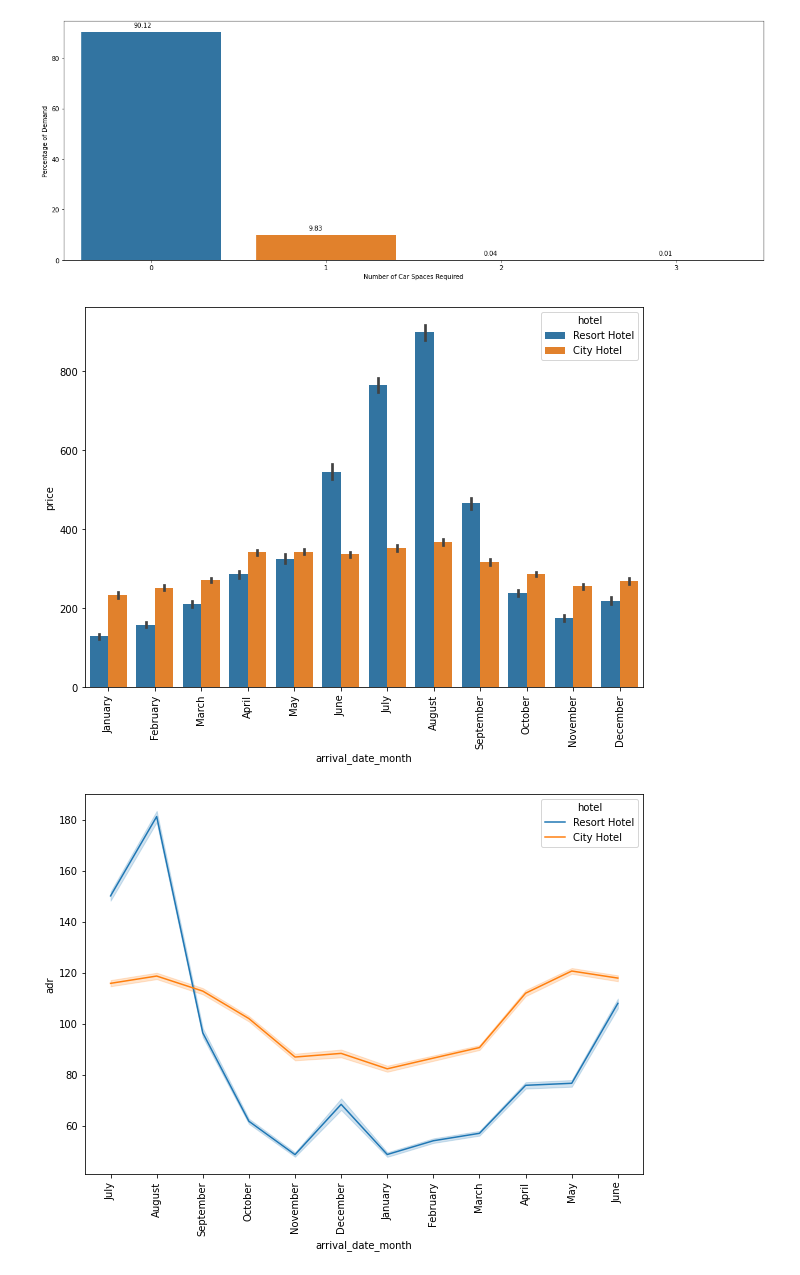
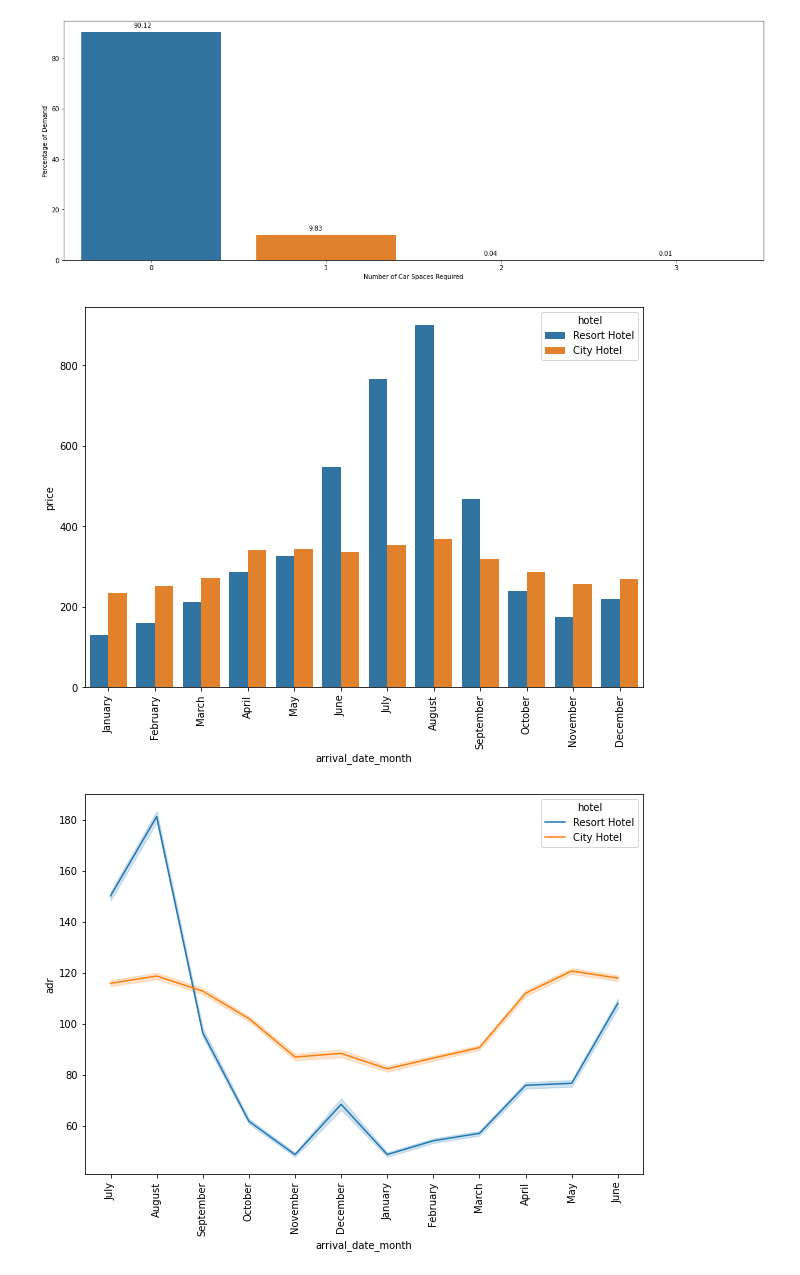
Before and after one commit to V-dit/EDA-hotel-booking-analysis, a Jupyter notebook: Hotel_Booking_Analysis_Final_File.ipynb, the cells around one changed output. Saved outputs shown, nothing was run; the diff lists cells and outputs as text; code cells hidden in the pictures.

```diff
--- a/Hotel_Booking_Analysis_Final_File.ipynb
+++ b/Hotel_Booking_Analysis_Final_File.ipynb
@@ -727,15 +740,15 @@ plt.show()
 # %%
 # Calculating average daily rate per person
 plt.figure(figsize=(10,7))
 order_months = ['January', 'February', 'March', 'April', 'May', 'June', 'July', 'August', 'September', 'October', 'November', 'December']
 df['adr_per_person'] = df['adr'] / df['total_visitors']
 df['price'] = df['adr'] * (df['stays_in_weekend_nights'] + df['stays_in_week_nights'])
 sns.barplot(data = df, x = 'arrival_date_month', y = 'price', hue = 'hotel',
-             order = order_months)
+             order = order_months, ci= None)
 plt.xticks(rotation = 90)
 plt.show()
 # %% [output]
-[figure, old version]
+[figure, new version]
 # %%
 # ADR plot
 plt.figure(figsize=(10,7))
```
Also changed, not shown: parts of 8 cells of this notebook.
